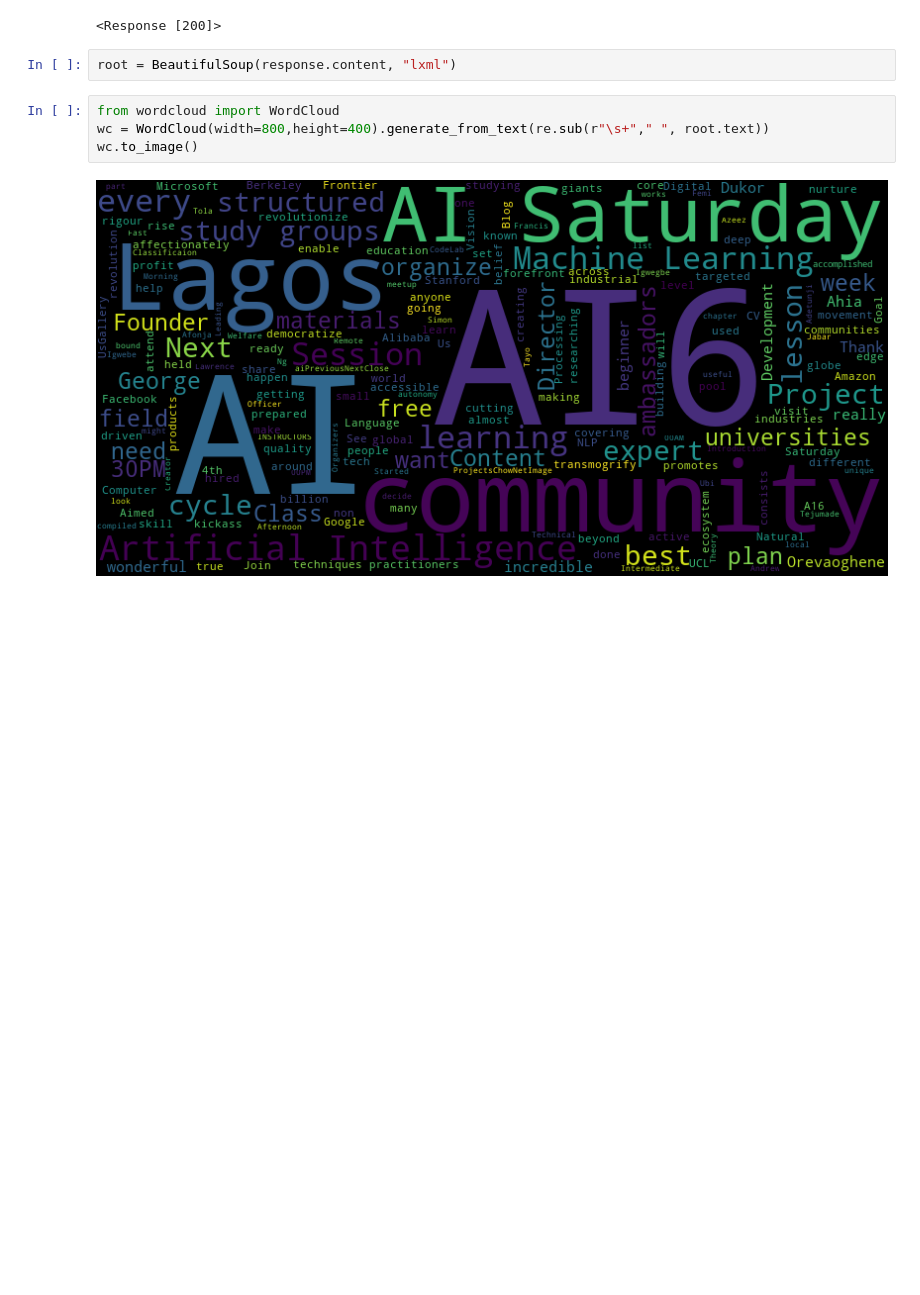
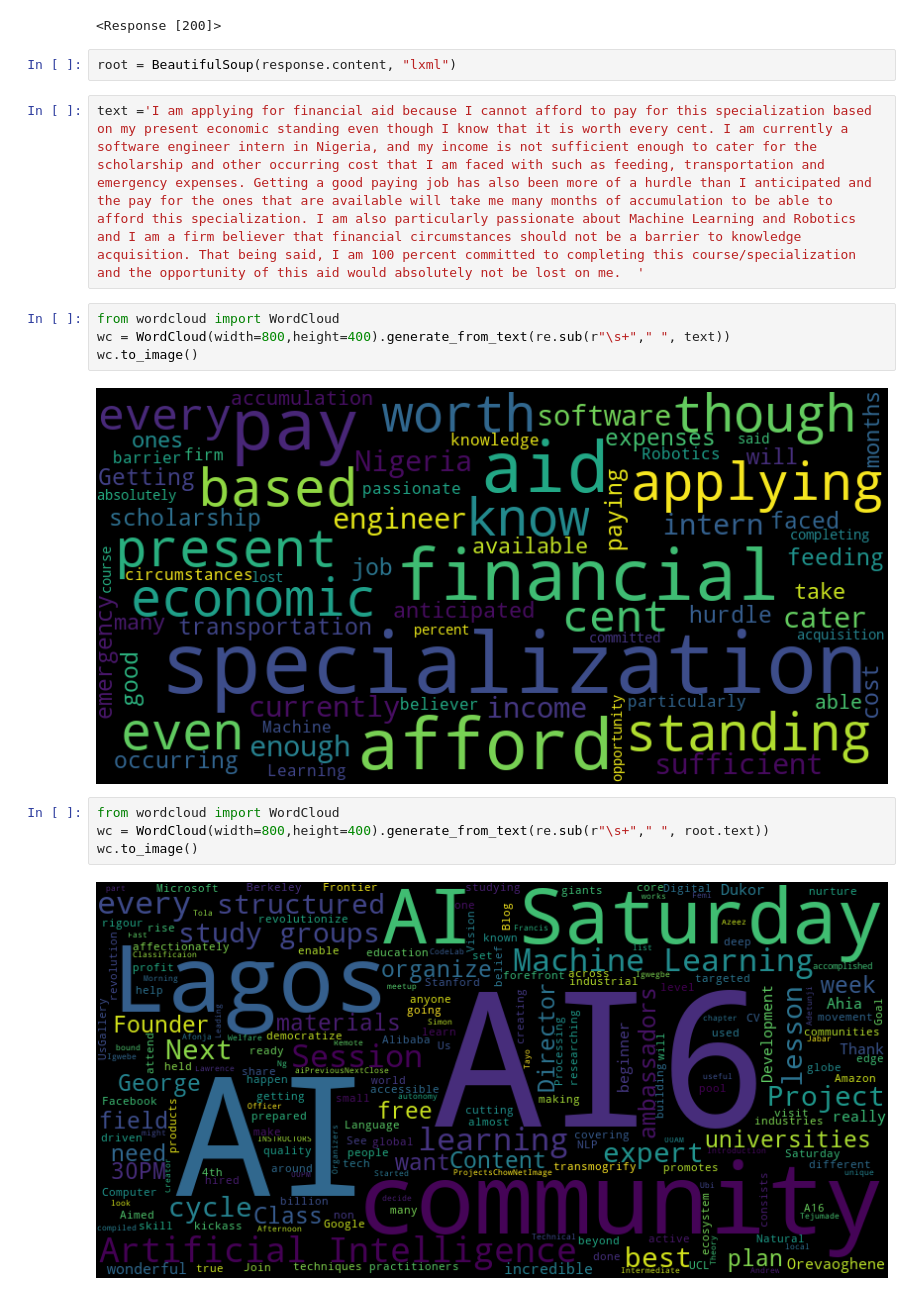
Before and after one commit to kennydukor/Lecture-Notebooks-For-AI-Saturday-Lagos, a Jupyter notebook: WEEK 5/free_text/free_text.ipynb, the cells around one changed output. Cells and saved outputs as stored; diff of their text form; blank space fills up the shorter version.

```diff
--- a/WEEK 5/free_text/free_text.ipynb
+++ b/WEEK 5/free_text/free_text.ipynb
@@ -69,6 +71,14 @@ response
 <Response [200]>
 # %%
 root = BeautifulSoup(response.content, "lxml")
+# %%
+text ='I am applying for financial aid because I cannot afford to pay for this specialization based on my present economic standing even though I know that it is worth every cent. I am currently a software engineer intern in Nigeria, and my income is not sufficient enough to cater for the scholarship and other occurring cost that I am faced with such as feeding, transportation and emergency expenses. Getting a good paying job has also been more of a hurdle than I anticipated and the pay for the ones that are available will take me many months of accumulation to be able to afford this specialization. I am also particularly passionate about Machine Learning and Robotics and I am a firm believer that financial circumstances should not be a barrier to knowledge acquisition. That being said, I am 100 percent committed to completing this course/specialization and the opportunity of this aid would absolutely not be lost on me.  '
+# %%
+from wordcloud import WordCloud
+wc = WordCloud(width=800,height=400).generate_from_text(re.sub(r"\s+"," ", text))
+wc.to_image()
+# %% [output]
+[figure, added]
 # %%
 from wordcloud import WordCloud
 wc = WordCloud(width=800,height=400).generate_from_text(re.sub(r"\s+"," ", root.text))
```
Also changed, not shown: parts of 1 cell of this notebook, 29 other files.
